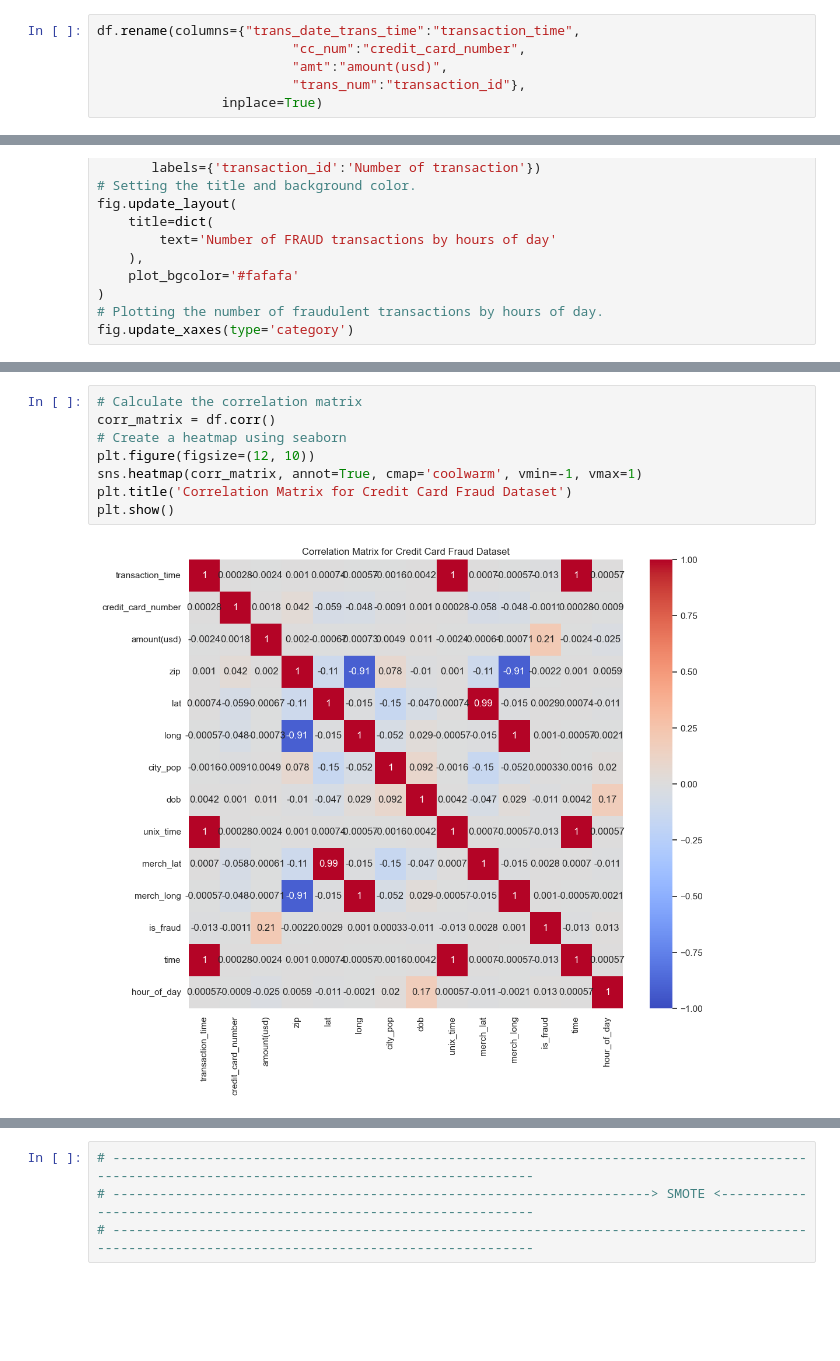
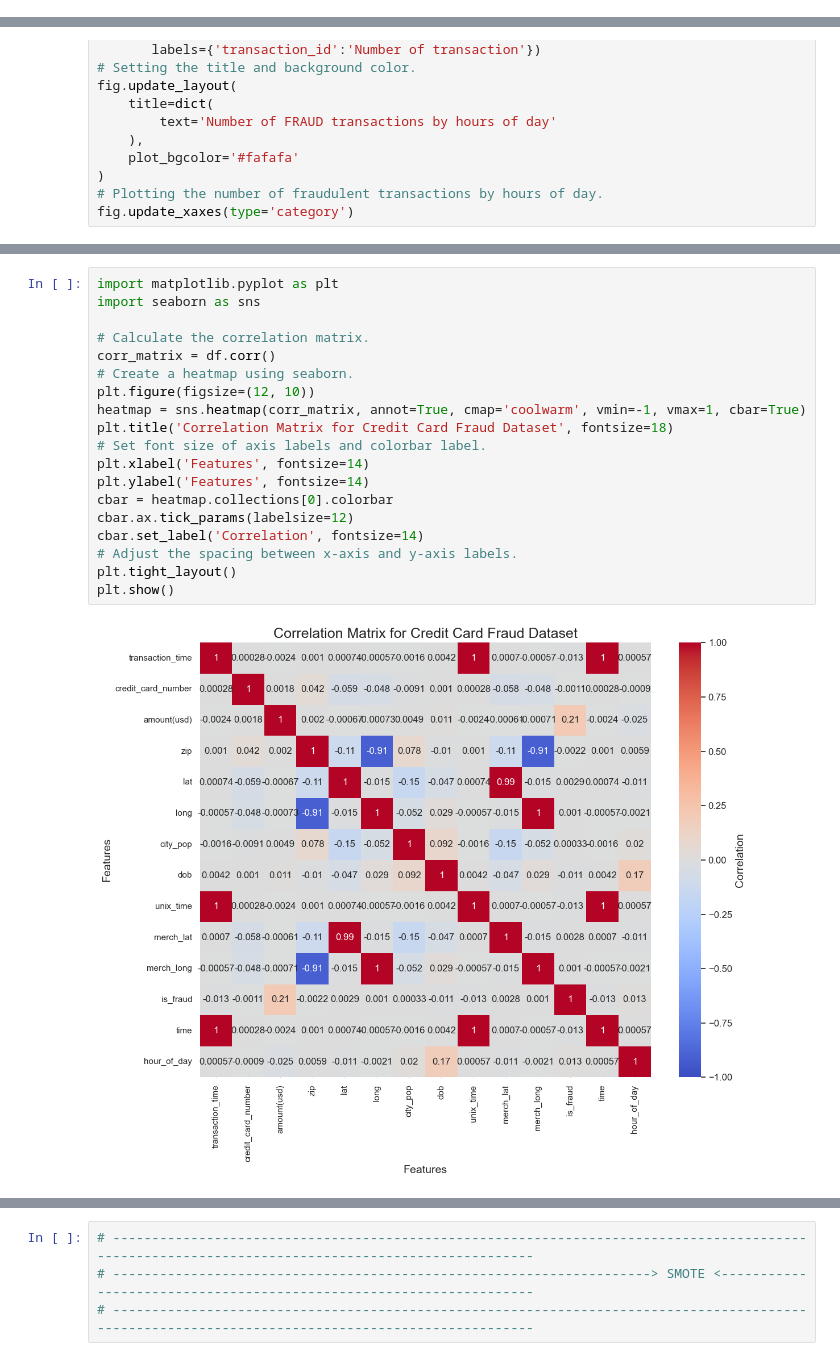
Before and after one commit to Alekla0126/Card_Fraud_Detection, a Jupyter notebook: Card_fraud_normalisedV3.0.2.ipynb, the cells around one changed output, grey strips where cells are left out. Cells and saved outputs as stored; diff of their text form; blank space fills up the shorter version.

```diff
--- a/Card_fraud_normalised.ipynb
+++ b/Card_fraud_normalisedV3.0.2.ipynb
@@ -65,12 +67,6 @@ Index(['trans_date_trans_time', 'cc_num', 'merchant', 'category', 'amt',
        'long', 'city_pop', 'job', 'dob', 'trans_num', 'unix_time', 'merch_lat',
        'merch_long', 'is_fraud', 'url'],
       dtype='object')
-# %%
-df.rename(columns={"trans_date_trans_time":"transaction_time",
-                         "cc_num":"credit_card_number",
-                         "amt":"amount(usd)",
-                         "trans_num":"transaction_id"},
-                inplace=True)
 # %%
 # First it is necessary to drop all the duplicate values. Although, the shell script is in charge of that.
 df = df.copy()
@@ -621,12 +540,23 @@ Column 'is_fraud' converted to float.
 Column 'url' contains non-numeric values and was dropped.
 Column 'hour_of_day' converted to float.
 # %%
-# Calculate the correlation matrix
+import matplotlib.pyplot as plt
+import seaborn as sns
+
+# Calculate the correlation matrix.
 corr_matrix = df.corr()
-# Create a heatmap using seaborn
+# Create a heatmap using seaborn.
 plt.figure(figsize=(12, 10))
-sns.heatmap(corr_matrix, annot=True, cmap='coolwarm', vmin=-1, vmax=1)
-plt.title('Correlation Matrix for Credit Card Fraud Dataset')
+heatmap = sns.heatmap(corr_matrix, annot=True, cmap='coolwarm', vmin=-1, vmax=1, cbar=True)
+plt.title('Correlation Matrix for Credit Card Fraud Dataset', fontsize=18)
+# Set font size of axis labels and colorbar label.
+plt.xlabel('Features', fontsize=14)
+plt.ylabel('Features', fontsize=14)
+cbar = heatmap.collections[0].colorbar
+cbar.ax.tick_params(labelsize=12)
+cbar.set_label('Correlation', fontsize=14)
+# Adjust the spacing between x-axis and y-axis labels.
+plt.tight_layout()
 plt.show()
 # %% [output]
-[figure, old version]
+[figure, new version]
```
Also changed, not shown: parts of 38 cells of this notebook, 14 other files.
